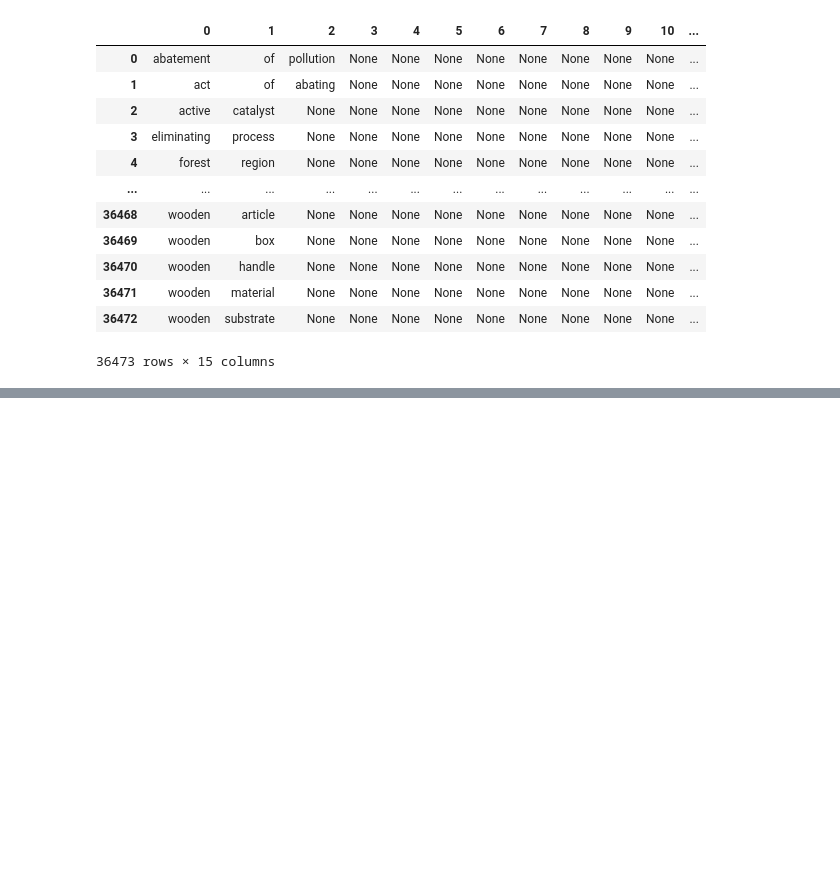
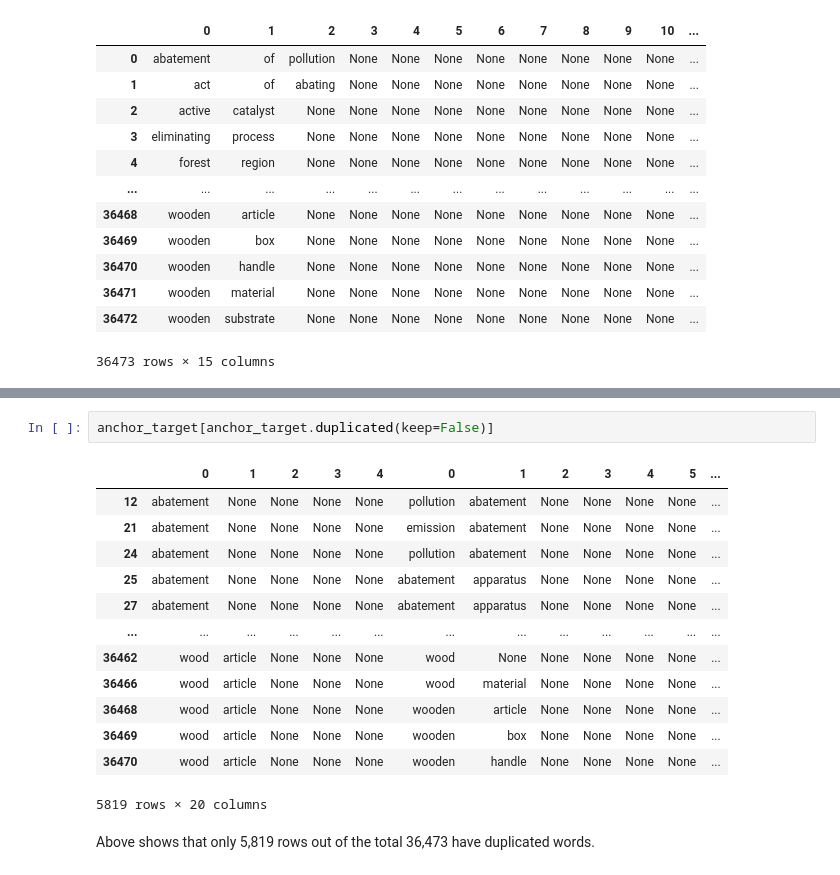
Before and after one commit to davefriesen/patent-semantics, a Jupyter notebook: source/Attempt 1 - Patent Semantics.ipynb, the cells around one changed output, grey strips where cells are left out. Saved outputs shown, nothing was run; the diff lists cells and outputs as text; blank space fills up the shorter version.

```diff
--- a/source/Attempt 1 - Patent Semantics.ipynb
+++ b/source/Attempt 1 - Patent Semantics.ipynb
@@ -102,0 +165,18 @@ split_target
+# %%
+anchor_target[anchor_target.duplicated(keep=False)]
+# %% [output]
+|  | 0 | 1 | 2 | 3 | 4 | 0 | 1 | 2 | 3 | 4 | 5 | ... |
+| 12 | abatement | None | None | None | None | pollution | abatement | None | None | None | None | ... |
+| 21 | abatement | None | None | None | None | emission | abatement | None | None | None | None | ... |
+| 24 | abatement | None | None | None | None | pollution | abatement | None | None | None | None | ... |
+| 25 | abatement | None | None | None | None | abatement | apparatus | None | None | None | None | ... |
+| 27 | abatement | None | None | None | None | abatement | apparatus | None | None | None | None | ... |
+| ... | ... | ... | ... | ... | ... | ... | ... | ... | ... | ... | ... | ... |
+| 36462 | wood | article | None | None | None | wood | None | None | None | None | None | ... |
+| 36466 | wood | article | None | None | None | wood | material | None | None | None | None | ... |
+| 36468 | wood | article | None | None | None | wooden | article | None | None | None | None | ... |
+| 36469 | wood | article | None | None | None | wooden | box | None | None | None | None | ... |
+| 36470 | wood | article | None | None | None | wooden | handle | None | None | None | None | ... |
+5819 rows × 20 columns
+# %% [markdown]
+Above shows that only 5,819 rows out of the total 36,473 have duplicated words.
```
Also changed, not shown: parts of 8 cells of this notebook.
